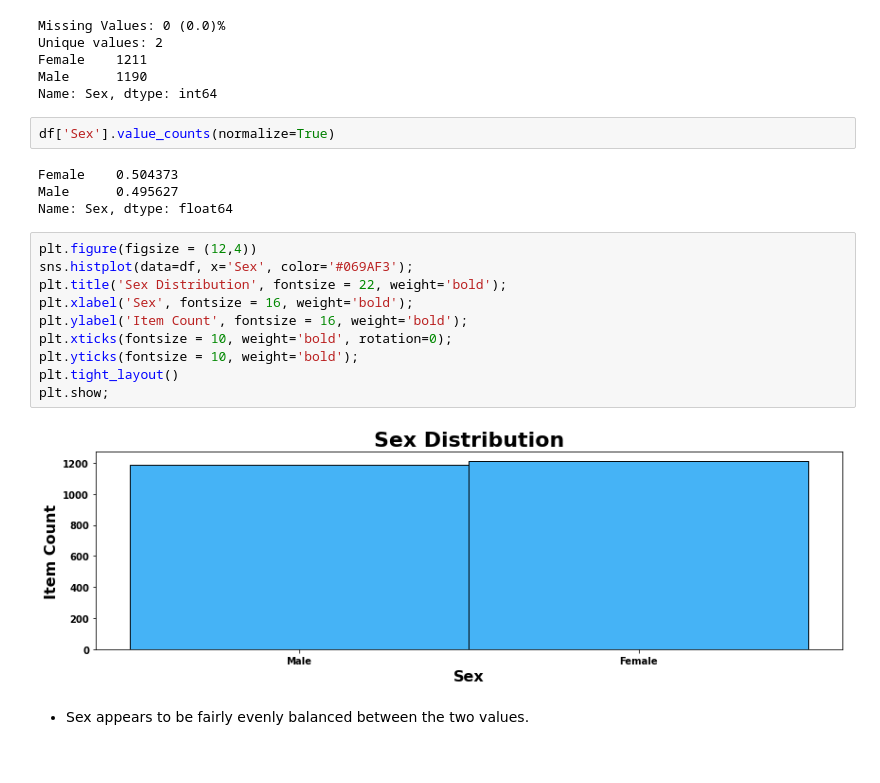
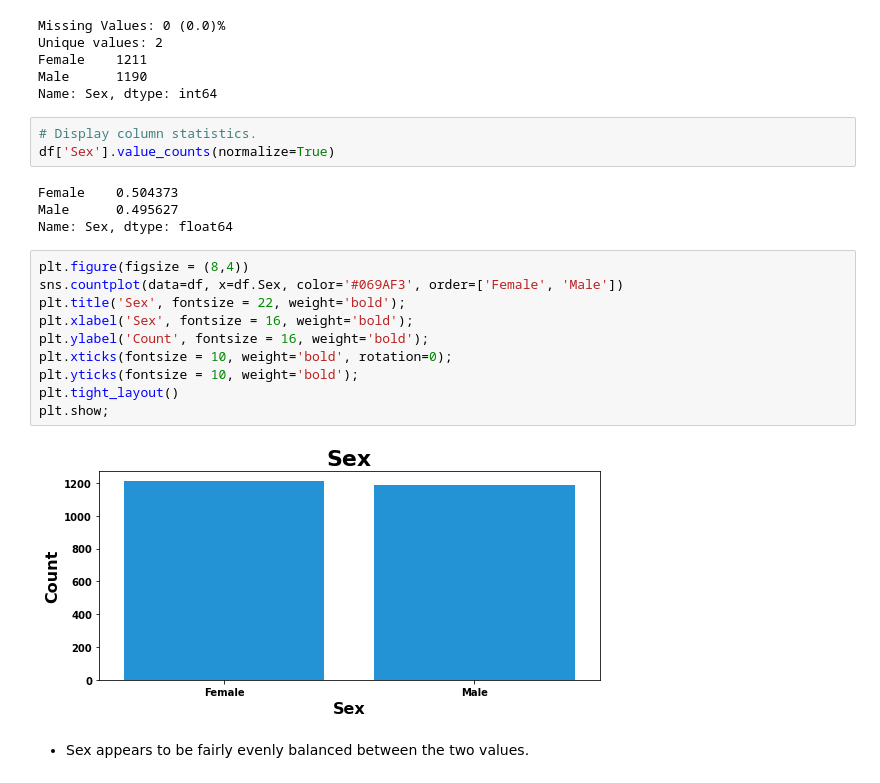
Before and after one commit to YBilodeau/Metabolic-Syndrome-Prediction-Project, a Jupyter notebook: Metabolic_Syndrome_Prediction.ipynb, the cells around one changed output. Cells and saved outputs as stored; diff of their text form.

```diff
--- a/Metabolic_Syndrome_Prediction.ipynb
+++ b/Metabolic_Syndrome_Prediction.ipynb
@@ -1130,23 +1137,24 @@ Female    1211
 Male      1190
 Name: Sex, dtype: int64
 # %%
+# Display column statistics.
 df['Sex'].value_counts(normalize=True)
 # %% [output]
 Female    0.504373
 Male      0.495627
 Name: Sex, dtype: float64
 # %%
-plt.figure(figsize = (12,4))
-sns.histplot(data=df, x='Sex', color='#069AF3');
-plt.title('Sex Distribution', fontsize = 22, weight='bold');
+plt.figure(figsize = (8,4))
+sns.countplot(data=df, x=df.Sex, color='#069AF3', order=['Female', 'Male'])
+plt.title('Sex', fontsize = 22, weight='bold');
 plt.xlabel('Sex', fontsize = 16, weight='bold');
-plt.ylabel('Item Count', fontsize = 16, weight='bold');
+plt.ylabel('Count', fontsize = 16, weight='bold');
 plt.xticks(fontsize = 10, weight='bold', rotation=0);
 plt.yticks(fontsize = 10, weight='bold');
 plt.tight_layout()
 plt.show;
 # %% [output]
-[figure, old version]
+[figure, new version]
 # %% [markdown]
 - Sex appears to be fairly evenly balanced between the two values.
 # %% [markdown]
```
Also changed, not shown: parts of 23 cells of this notebook.
